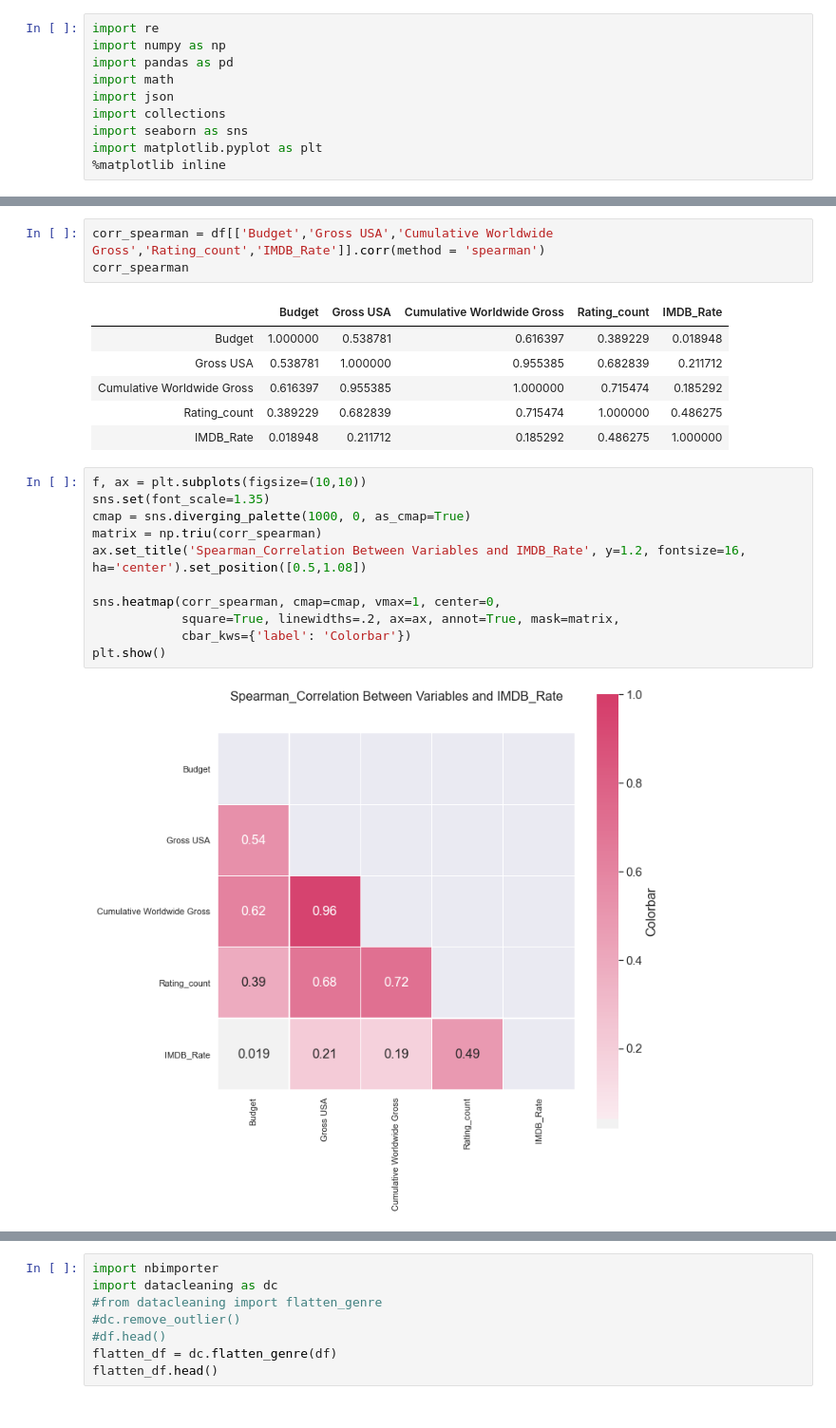
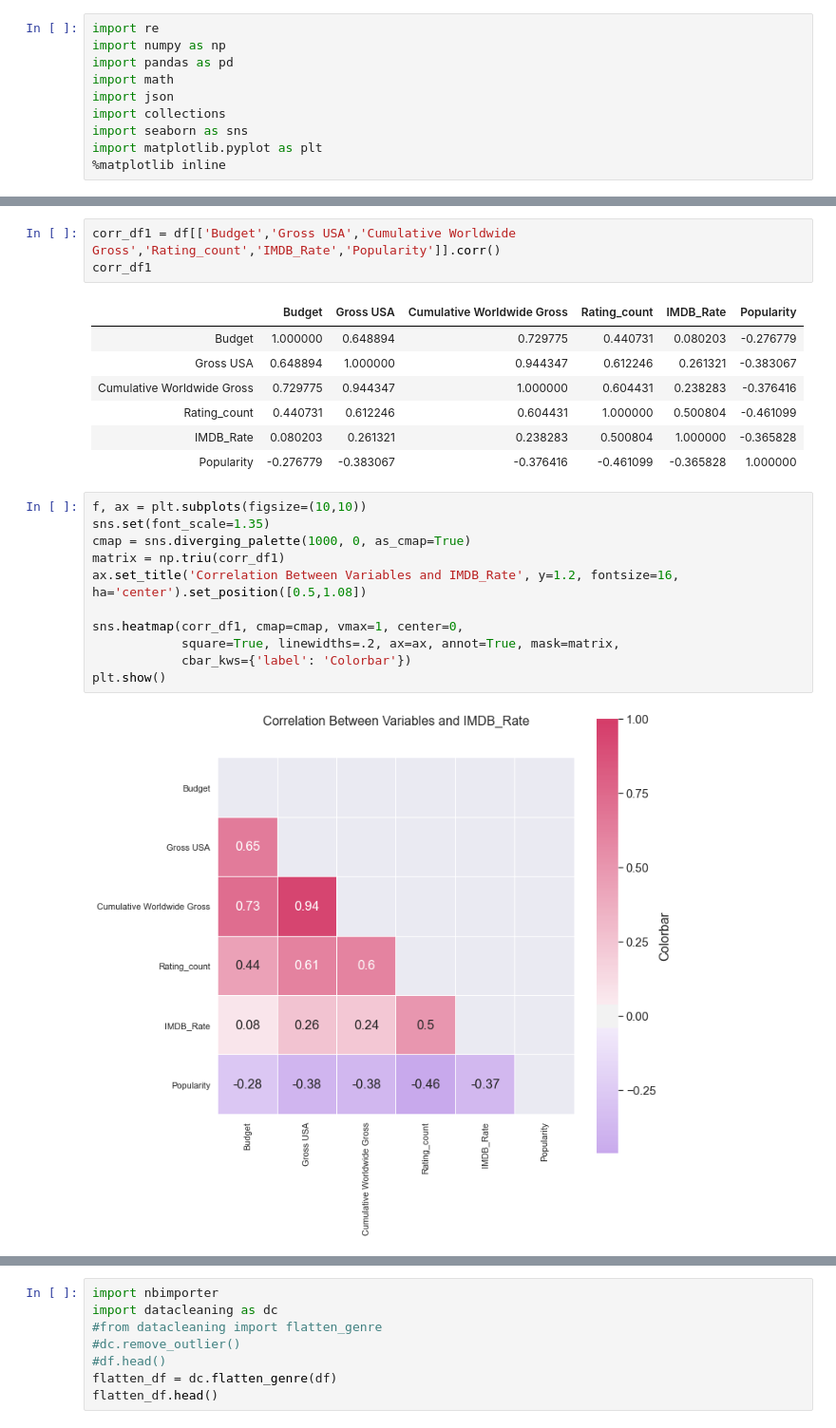
Before and after one commit to na-na15/dsc-mod-1-project-v2-1-onl01-dtsc-pt-030220, a Jupyter notebook: analyze.ipynb, the cells around one changed output, grey strips where cells are left out. Shown at 95% size. Drawn from its saved outputs; the diff is of its cells as text.

```diff
--- a/analyze.ipynb
+++ b/analyze.ipynb
@@ -99,23 +85,24 @@ plt.show()
 # %%
-corr_spearman = df[['Budget','Gross USA','Cumulative Worldwide Gross','Rating_count','IMDB_Rate']].corr(method = 'spearman')
-corr_spearman
+corr_df1 = df[['Budget','Gross USA','Cumulative Worldwide Gross','Rating_count','IMDB_Rate','Popularity']].corr()
+corr_df1
 # %% [output]
-|  | Budget | Gross USA | Cumulative Worldwide Gross | Rating_count | IMDB_Rate |
-| Budget | 1.000000 | 0.538781 | 0.616397 | 0.389229 | 0.018948 |
-| Gross USA | 0.538781 | 1.000000 | 0.955385 | 0.682839 | 0.211712 |
-| Cumulative Worldwide Gross | 0.616397 | 0.955385 | 1.000000 | 0.715474 | 0.185292 |
-| Rating_count | 0.389229 | 0.682839 | 0.715474 | 1.000000 | 0.486275 |
-| IMDB_Rate | 0.018948 | 0.211712 | 0.185292 | 0.486275 | 1.000000 |
+|  | Budget | Gross USA | Cumulative Worldwide Gross | Rating_count | IMDB_Rate | Popularity |
+| Budget | 1.000000 | 0.648894 | 0.729775 | 0.440731 | 0.080203 | -0.276779 |
+| Gross USA | 0.648894 | 1.000000 | 0.944347 | 0.612246 | 0.261321 | -0.383067 |
+| Cumulative Worldwide Gross | 0.729775 | 0.944347 | 1.000000 | 0.604431 | 0.238283 | -0.376416 |
+| Rating_count | 0.440731 | 0.612246 | 0.604431 | 1.000000 | 0.500804 | -0.461099 |
+| IMDB_Rate | 0.080203 | 0.261321 | 0.238283 | 0.500804 | 1.000000 | -0.365828 |
+| Popularity | -0.276779 | -0.383067 | -0.376416 | -0.461099 | -0.365828 | 1.000000 |
 # %%
 f, ax = plt.subplots(figsize=(10,10))
 sns.set(font_scale=1.35)
 cmap = sns.diverging_palette(1000, 0, as_cmap=True)
-matrix = np.triu(corr_spearman)
-ax.set_title('Spearman_Correlation Between Variables and IMDB_Rate', y=1.2, fontsize=16, ha='center').set_position([0.5,1.08])
+matrix = np.triu(corr_df1)
+ax.set_title('Correlation Between Variables and IMDB_Rate', y=1.2, fontsize=16, ha='center').set_position([0.5,1.08])
 
-sns.heatmap(corr_spearman, cmap=cmap, vmax=1, center=0,
+sns.heatmap(corr_df1, cmap=cmap, vmax=1, center=0,
             square=True, linewidths=.2, ax=ax, annot=True, mask=matrix,
             cbar_kws={'label': 'Colorbar'})
 plt.show()
 # %% [output]
-[figure, old version]
+[figure, new version]
```
Also changed, not shown: parts of 18 cells of this notebook, 2 other files.
